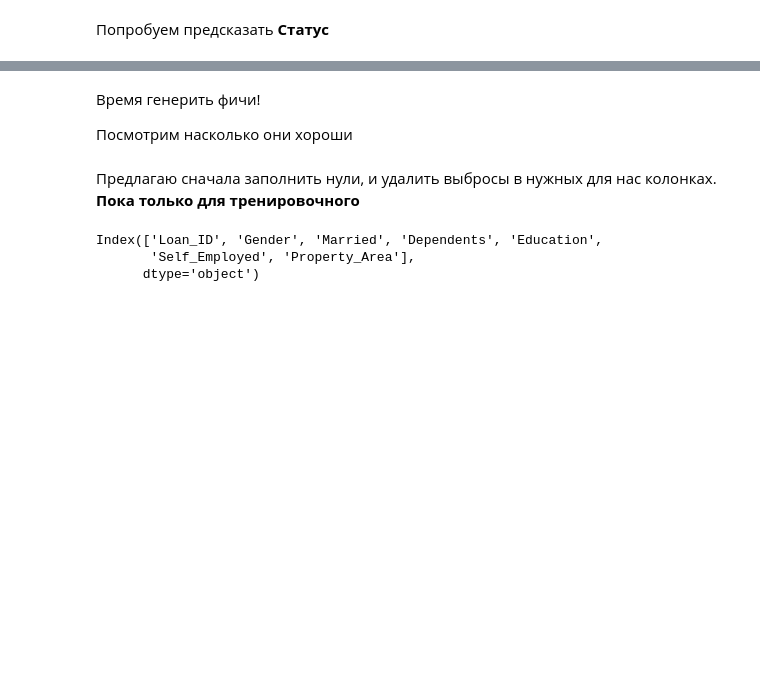
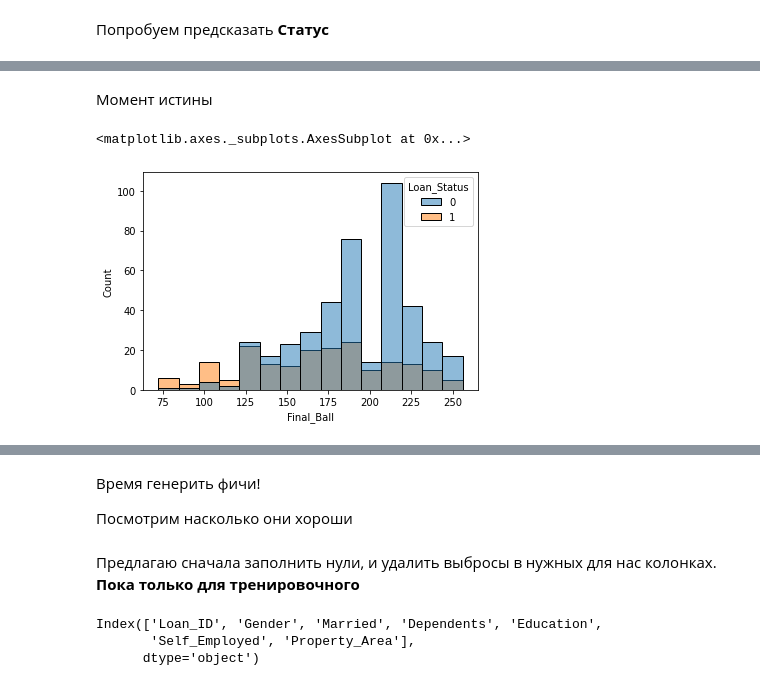
Before and after one commit to vita1pa/Loan-Prediction-Hackathon, a Jupyter notebook: Loan Prediction EDA - AV.ipynb, the cells around one changed output, grey strips where cells are left out. Saved outputs shown, nothing was run; the diff lists cells and outputs as text; code cells hidden in the pictures; blank space fills up the shorter version.

```diff
--- a/Loan Prediction EDA - AV.ipynb
+++ b/Loan Prediction EDA - AV.ipynb
@@ -1040,8 +990,0 @@ Loan ID - будем использовать в качестве "рвндом
-# %%
-for col in ['Gender', 'Married', 'Dependents', 'Education',
-       'Self_Employed', 'Property_Area']:
-  plt.figure(figsize=(10, 5))
-  sns.barplot(x=col, y='Loan_Status', data=temp_,
-            palette = 'hls', capsize = 0.1, ci = 'sd', hue='Group_Loan_Amount_Term')
-  plt.legend(loc='lower right')
-  plt.show()
@@ -1060,0 +1052,2 @@ Image(url= "https://assets.ltkcontent.com/images/85044/rural-urban-suburban_0066
+# %%
+train_cat_tr['Credit_History'] = train_num_tr['Credit_History'].copy()
@@ -1060,0 +1090,32 @@ Image(url= "https://assets.ltkcontent.com/images/85044/rural-urban-suburban_0066
+# %%
+def is_woman_ball(col):
+
+  ball = 0
+
+  if (col['Gender'] == 'Female'):
+    ball += 23.76
+
+
+  return ball
+
+iwb = [is_woman_ball(train_cat_tr.iloc[i]) for i in range(len(train_cat_tr))]
+train_cat_tr['Is_Woman_Ball'] = iwb
+train_cat_tr.corr()
+# %%
+def final_ball(col):
+
+  ball = 0
+
+  ball += col['Family_Ball']
+  ball += col['Age_Ball']
+  ball += col['Monthly_Income_Ball']
+  ball += col['Stop_Factor_Ball']
+  ball += col['Credit_History_Ball']
+  ball += col['Education_Ball']
+  ball += col['Is_Woman_Ball']
+
+  return ball
+
+final_b = [final_ball(train_cat_tr.iloc[i]) for i in range(len(train_cat_tr))]
+train_cat_tr['Final_Ball'] = final_b
+train_cat_tr.corr()
@@ -1060,0 +1136,7 @@ Image(url= "https://assets.ltkcontent.com/images/85044/rural-urban-suburban_0066
+# %% [markdown]
+Момент истины
+# %%
+sns.histplot(data=train_cat_tr, x='Final_Ball', hue='Loan_Status')
+# %% [output]
+<matplotlib.axes._subplots.AxesSubplot at 0x...>
+[figure, added]
```
Also changed, not shown: parts of 39 cells of this notebook.
